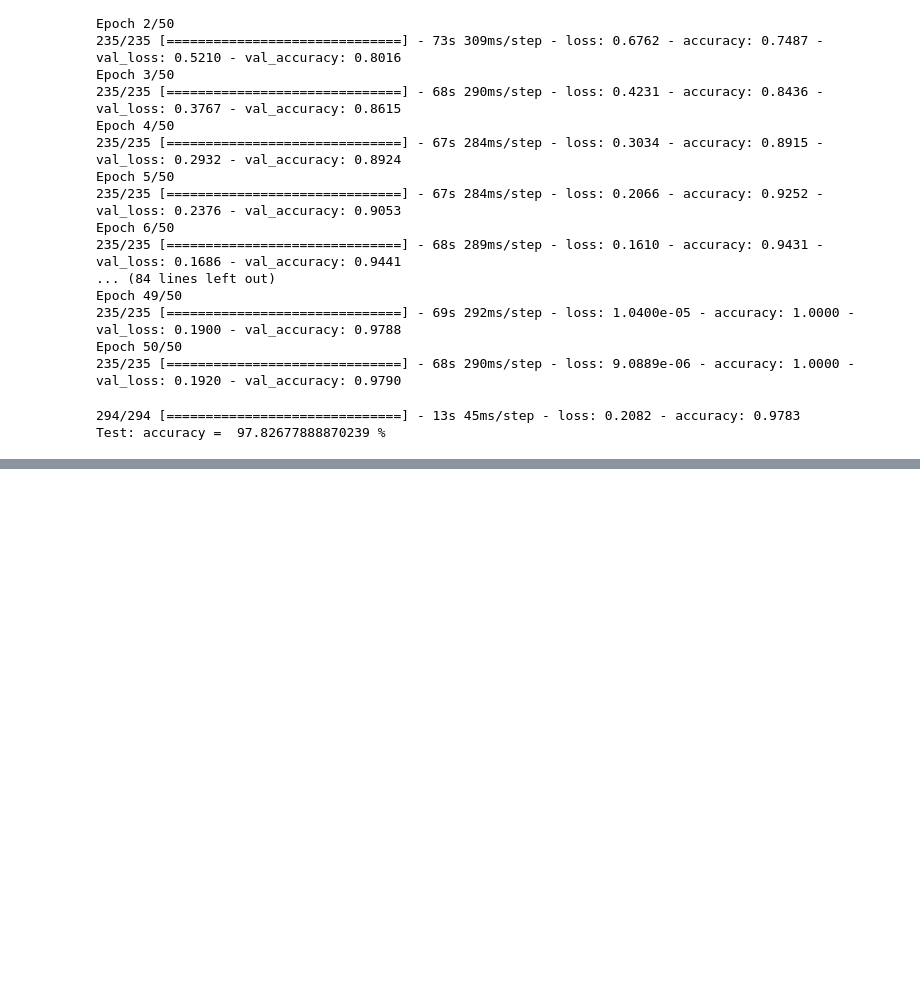
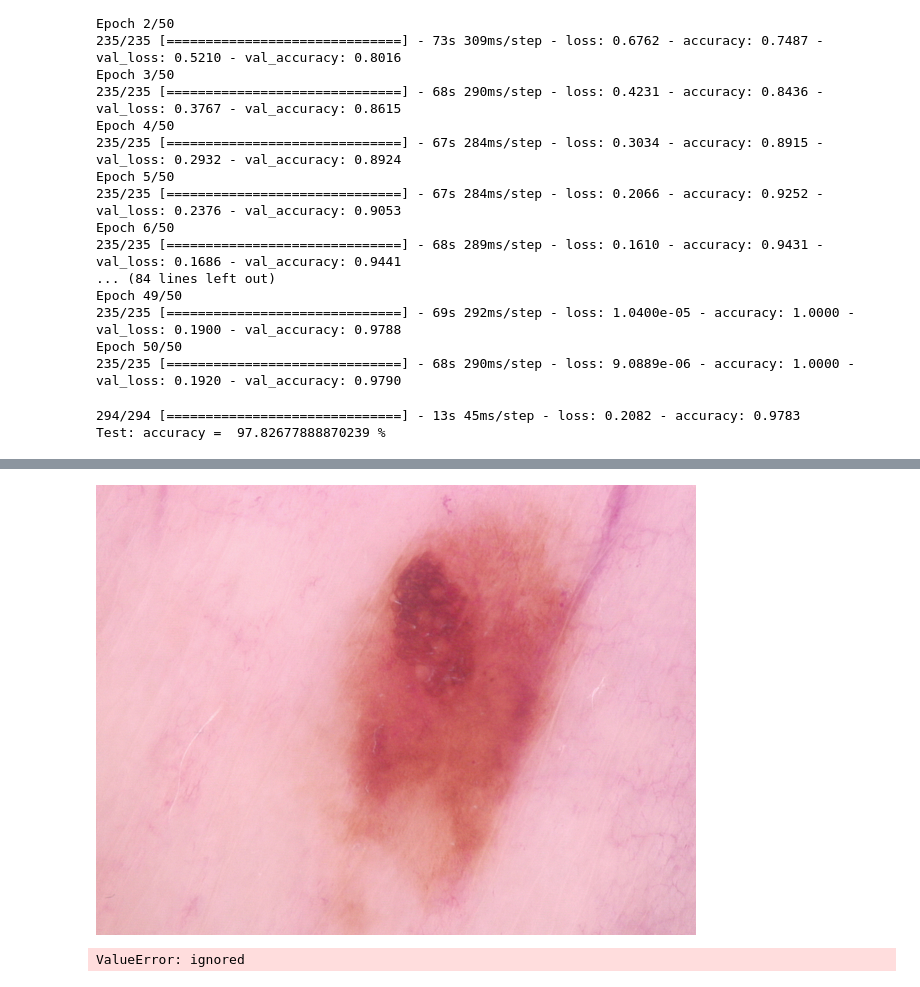
Before and after one commit to prkhr7/prakhar-rawat, a Jupyter notebook: OSAMAH.ipynb, the cells around one changed output, grey strips where cells are left out. Cells and saved outputs as stored; diff of their text form; code cells hidden in the pictures; blank space fills up the shorter version.

```diff
--- a/OSAMAH.ipynb
+++ b/OSAMAH.ipynb
@@ -530,3 +530,24 @@ print("Test: accuracy = ",accuracy*100,"%")
 # %% [output]
 294/294 [==============================] - 13s 45ms/step - loss: 0.2082 - accuracy: 0.9783
 Test: accuracy =  97.82677888870239 %
+# %%
+!pip install google.colab
+from google.colab.patches import cv2_imshow
+import os
+import cv2
+srcdir = 'drive/My Drive/melanoma/1'
+count=0
+for temp in os.listdir(srcdir):
+    img = cv2.imread(os.path.join(srcdir, temp))
+    cv2.imwrite(temp, img)
+    cv2_imshow(img)
+    img = cv2.resize(img, (313, 220))
+    result = model.predict(img.reshape(313, 220*3))
+    max_prob = max(result[0])
+    class_ind = list(result[0]).index(max_prob)
+    class_name = classes[class_ind]
+    print(class_name)
+    count+=1
+    if count>10:
+        break
+# %% [output]
@@ -532,0 +571,2 @@ Test: accuracy =  97.82677888870239 %
+[figure, added]
+ValueError: ignored
```
Also changed, not shown: parts of 5 cells of this notebook.
